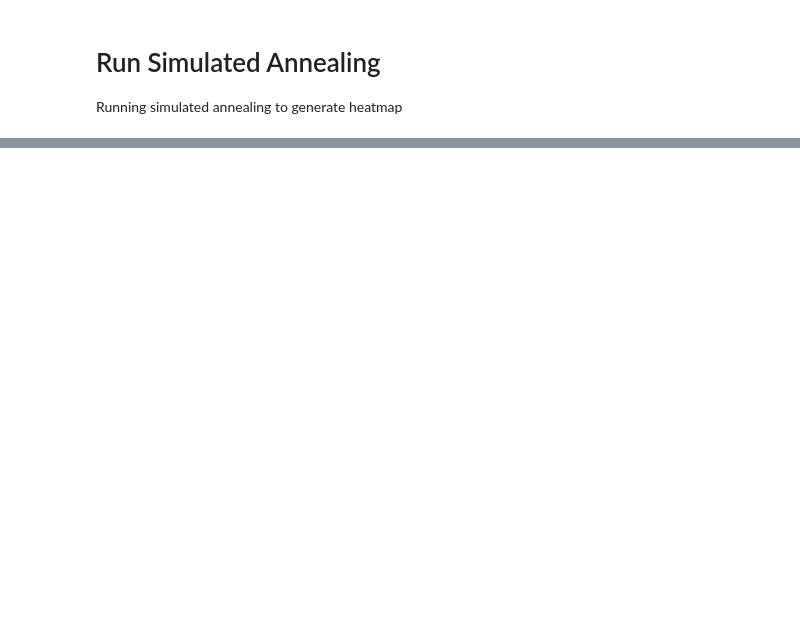
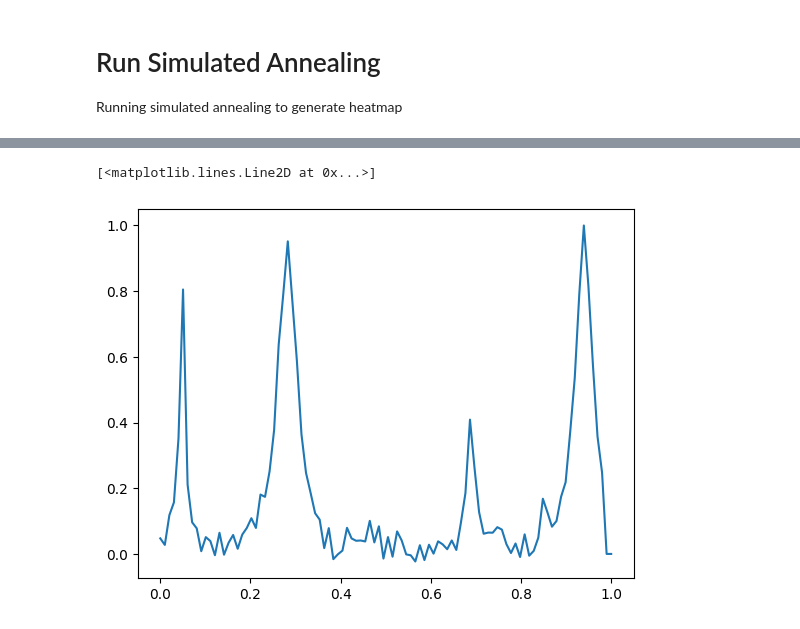
Before and after one commit to SauloSamps/Raman-Fitting-Pipeline, a Jupyter notebook: code/lab-sa.ipynb, the cells around one changed output, grey strips where cells are left out. Cells and saved outputs as stored; diff of their text form; code cells hidden in the pictures; blank space fills up the shorter version.

```diff
--- a/code/lab-sa.ipynb
+++ b/code/lab-sa.ipynb
@@ -64,0 +78,8 @@ Peak ID    | Center       | Amplitude    | Gamma
+# %%
+test = downsample_and_normalize(y)
+flattened_x = np.linspace(0, 1, 100)
+# %%
+plt.plot(flattened_x, test/max(test))
+# %% [output]
+[<matplotlib.lines.Line2D at 0x...>]
+[figure, added]
```
Also changed, not shown: parts of 6 cells of this notebook, 1 other file.
